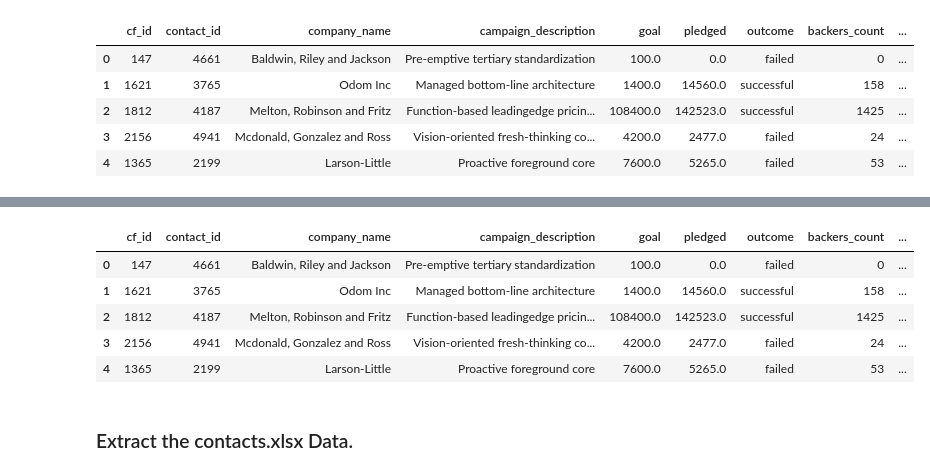
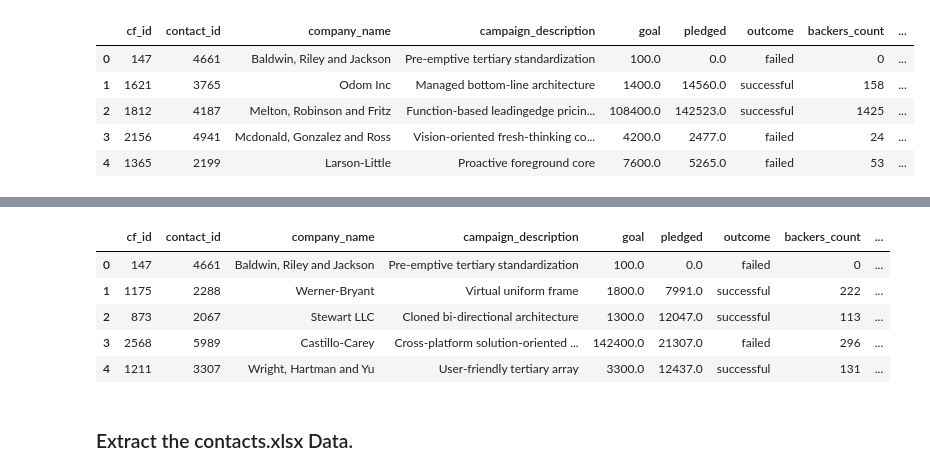
Before and after one commit to EricMartinRP/Crowdfunding_ETL, a Jupyter notebook: ETL_Mini_Project_GabrielRodriguez_EricMartin.ipynb, the cells around one changed output, grey strips where cells are left out. Drawn from its saved outputs; the diff is of its cells as text; code cells hidden in the pictures.

```diff
--- a/ETL_Mini_Project_GabrielRodriguez_EricMartin.ipynb
+++ b/ETL_Mini_Project_GabrielRodriguez_EricMartin.ipynb
@@ -90,8 +90,8 @@ crowdfunding_info_df.head()
 | 4 | 1365 | 2199 | Larson-Little | Proactive foreground core | 7600 | 5265 | failed | 53 | US | ... |
 # %%
 # Get the unique categories and subcategories in separate lists.
-categories = crowdfunding_info_df['category_id'].unique().tolist()
-subcategories = crowdfunding_info_df['subcategory_id'].unique().tolist()
+categories = crowdfunding_info_df['category'].unique().tolist()
+subcategories = crowdfunding_info_df['subcategory'].unique().tolist()
 
 # Print the categories and subcategories lists.
 
@@ -131,7 +131,7 @@ print(sub_cat_ids)
 ['subcat1', 'subcat2', 'subcat3', 'subcat4', 'subcat5', 'subcat6', 'subcat7', 'subcat8', 'subcat9', 'subcat10', 'subcat11', 'subcat12', 'subcat13', 'subcat14', 'subcat15', 'subcat16', 'subcat17', 'sub ...
 # %%
 # Create a category DataFrame with the category_id array as the category_id and categories list as the category name.
-category_df = pd.DataFrame({'category_id': category_ids, 'category': categories})
+category_df = pd.DataFrame({'category_id': cat_ids, 'category': categories})
 category_df.head()
 # %% [output]
 |  | category_id | category |
@@ -143,6 +143,6 @@ category_df.head()
 # %%
 # Create a category DataFrame with the subcategory_id array as the subcategory_id and subcategories list as the subcategory name.
-subcategory_df = pd.DataFrame({'subcategory_id': subcategory_ids, 'subcategory': subcategories})
+subcategory_df = pd.DataFrame({'subcategory_id': sub_cat_ids, 'subcategory': subcategories})
 subcategory_df.head()
 # %% [output]
 |  | subcategory_id | subcategory |
@@ -285,3 +285,11 @@ campaign_df.head()
 | 2 | 1812 | 4187 | Melton, Robinson and Fritz | Function-based leadingedge pricin... | 108400.0 | 142523.0 | successful | 1425 | ... |
 | 3 | 2156 | 4941 | Mcdonald, Gonzalez and Ross | Vision-oriented fresh-thinking co... | 4200.0 | 2477.0 | failed | 24 | ... |
 | 4 | 1365 | 2199 | Larson-Little | Proactive foreground core | 7600.0 | 5265.0 | failed | 53 | ... |
+# %%
+# Merge the campaign_df with the category_df on the "category" column and
+# the subcategory_df on the "subcategory" column.
+campaign_df = pd.merge(campaign_df, category_df, on='category')
+campaign_df = pd.merge(campaign_df, subcategory_df, on='subcategory')
+
+#display the campaign_df DataFrame
+campaign_df.head()
@@ -288,14 +303,16 @@ campaign_df.head()
 # %%
 # Drop unwanted columns
-campaign_df = campaign_df.drop(columns=['category & sub-category','staff_pick','spotlight'])
+campaign_df = campaign_df.drop(columns=['category & sub-category', 'category', 'subcategory'])
+
+#display the campaign_df DataFrame
 campaign_df.head()
 # %% [output]
 |  | cf_id | contact_id | company_name | campaign_description | goal | pledged | outcome | backers_count | ... |
 | 0 | 147 | 4661 | Baldwin, Riley and Jackson | Pre-emptive tertiary standardization | 100.0 | 0.0 | failed | 0 | ... |
-| 1 | 1621 | 3765 | Odom Inc | Managed bottom-line architecture | 1400.0 | 14560.0 | successful | 158 | ... |
-| 2 | 1812 | 4187 | Melton, Robinson and Fritz | Function-based leadingedge pricin... | 108400.0 | 142523.0 | successful | 1425 | ... |
-| 3 | 2156 | 4941 | Mcdonald, Gonzalez and Ross | Vision-oriented fresh-thinking co... | 4200.0 | 2477.0 | failed | 24 | ... |
-| 4 | 1365 | 2199 | Larson-Little | Proactive foreground core | 7600.0 | 5265.0 | failed | 53 | ... |
+| 1 | 1175 | 2288 | Werner-Bryant | Virtual uniform frame | 1800.0 | 7991.0 | successful | 222 | ... |
+| 2 | 873 | 2067 | Stewart LLC | Cloned bi-directional architecture | 1300.0 | 12047.0 | successful | 113 | ... |
+| 3 | 2568 | 5989 | Castillo-Carey | Cross-platform solution-oriented ... | 142400.0 | 21307.0 | failed | 296 | ... |
+| 4 | 1211 | 3307 | Wright, Hartman and Yu | User-friendly tertiary array | 3300.0 | 12437.0 | successful | 131 | ... |
 # %%
 # Export the DataFrame as a CSV file.
 campaign_df.to_csv("Resources/campaign.csv", index=False)
```
Also changed, not shown: parts of 7 cells of this notebook, 3 other files.
